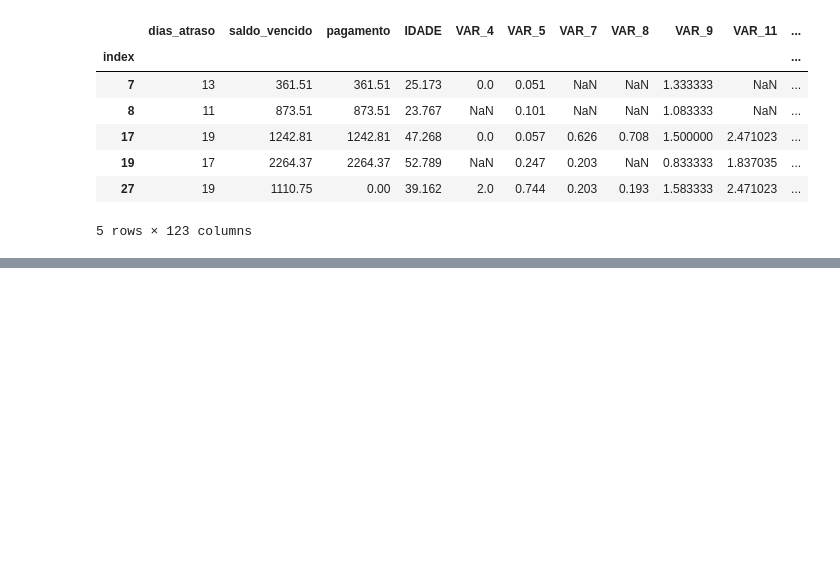
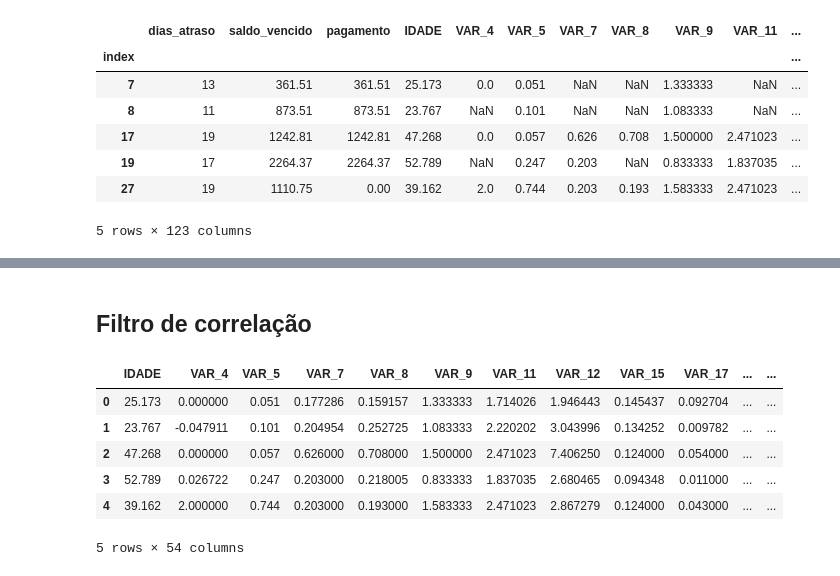
Before and after one commit to HugoCalegari/Estudo_Cobranca, a Jupyter notebook: vCobranca/1.Estudo_Variaveis/2.Pre_Processamento.ipynb, the cells around one changed output, grey strips where cells are left out. Cells and saved outputs as stored; diff of their text form; code cells hidden in the pictures; blank space fills up the shorter version.

```diff
--- a/vCobranca/1.Estudo_Variaveis/2.Pre_Processamento.ipynb
+++ b/vCobranca/1.Estudo_Variaveis/2.Pre_Processamento.ipynb
@@ -125,0 +143,15 @@ pd.DataFrame(imputer.transform(df_amostral), columns=df_amostral.columns).head()
+# %% [markdown]
+## Filtro de correlação
+# %%
+correl = Vars_Correl(num_new, num_new.columns, limiar=0.6)
+lista_num_remove = list(set(correl['Var2'].unique()))
+num_new = num_new.drop(columns=lista_num_remove)
+num_new.head()
+# %% [output]
+|  | IDADE | VAR_4 | VAR_5 | VAR_7 | VAR_8 | VAR_9 | VAR_11 | VAR_12 | VAR_15 | VAR_17 | ... | ... |
+| 0 | 25.173 | 0.000000 | 0.051 | 0.177286 | 0.159157 | 1.333333 | 1.714026 | 1.946443 | 0.145437 | 0.092704 | ... | ... |
+| 1 | 23.767 | -0.047911 | 0.101 | 0.204954 | 0.252725 | 1.083333 | 2.220202 | 3.043996 | 0.134252 | 0.009782 | ... | ... |
+| 2 | 47.268 | 0.000000 | 0.057 | 0.626000 | 0.708000 | 1.500000 | 2.471023 | 7.406250 | 0.124000 | 0.054000 | ... | ... |
+| 3 | 52.789 | 0.026722 | 0.247 | 0.203000 | 0.218005 | 0.833333 | 1.837035 | 2.680465 | 0.094348 | 0.011000 | ... | ... |
+| 4 | 39.162 | 2.000000 | 0.744 | 0.203000 | 0.193000 | 1.583333 | 2.471023 | 2.867279 | 0.124000 | 0.043000 | ... | ... |
+5 rows × 54 columns
```
Also changed, not shown: parts of 14 cells of this notebook.
